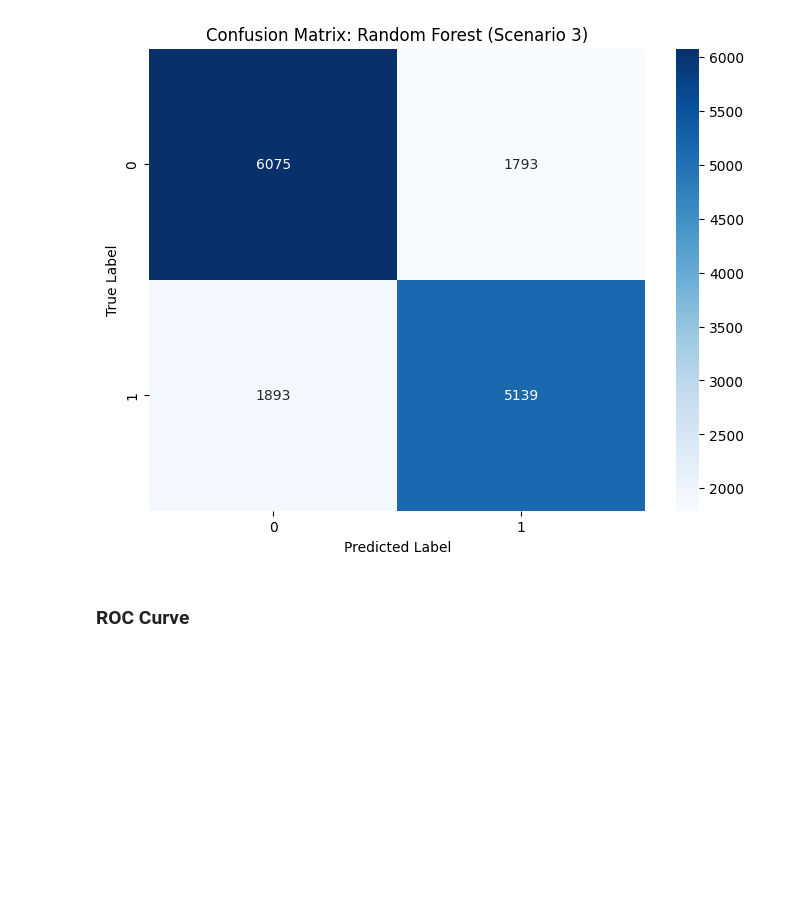
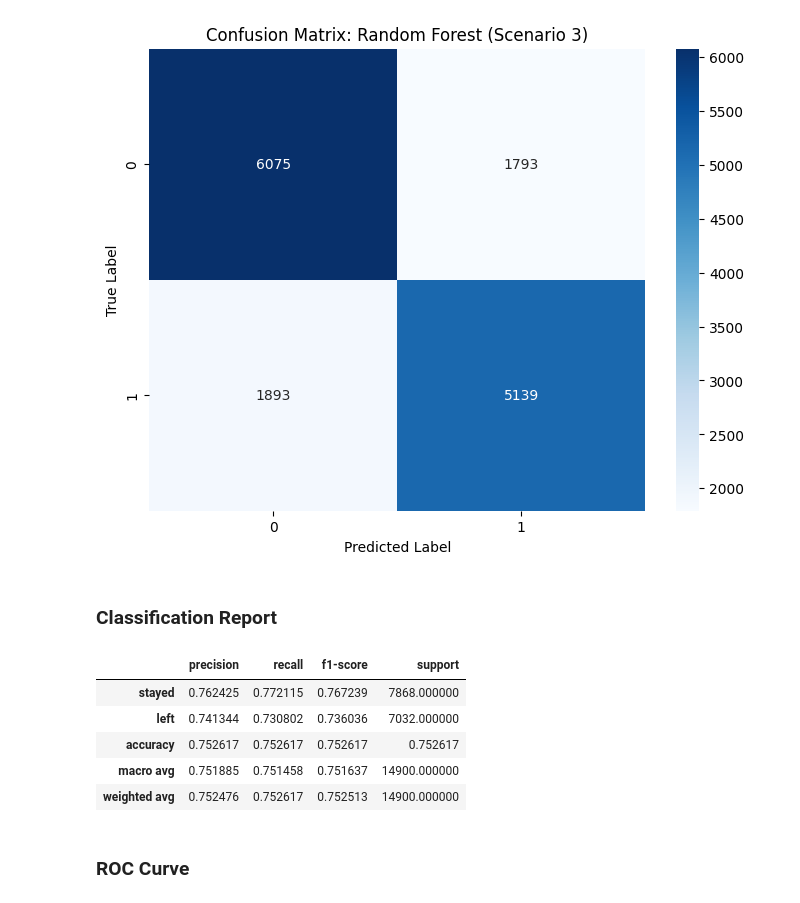
Before and after one commit to hisyamssyr/FP-Machine-Learning, a Jupyter notebook: employee_atrition_prediction.ipynb, the cells around one changed output. Saved outputs shown, nothing was run; the diff lists cells and outputs as text; code cells hidden in the pictures; blank space fills up the shorter version.

```diff
--- a/employee_atrition_prediction.ipynb
+++ b/employee_atrition_prediction.ipynb
@@ -1510,6 +1477,22 @@ plt.ylabel('True Label')
 plt.show()
 # %% [output]
 [figure]
+# %% [markdown]
+### Classification Report
+# %%
+report_dict = classification_report(y_test, y_pred_test,
+                                     target_names=['stayed', 'left'],
+                                     output_dict=True)
+report_df = pd.DataFrame(report_dict).transpose()
+
+display(report_df.style.background_gradient(cmap='viridis', subset=['precision', 'recall', 'f1-score']))
+# %% [output]
+|  | precision | recall | f1-score | support |
+| stayed | 0.762425 | 0.772115 | 0.767239 | 7868.000000 |
+| left | 0.741344 | 0.730802 | 0.736036 | 7032.000000 |
+| accuracy | 0.752617 | 0.752617 | 0.752617 | 0.752617 |
+| macro avg | 0.751885 | 0.751458 | 0.751637 | 14900.000000 |
+| weighted avg | 0.752476 | 0.752617 | 0.752513 | 14900.000000 |
 # %% [markdown]
 ### ROC Curve
 # %%
```
Also changed, not shown: parts of 25 cells of this notebook.
